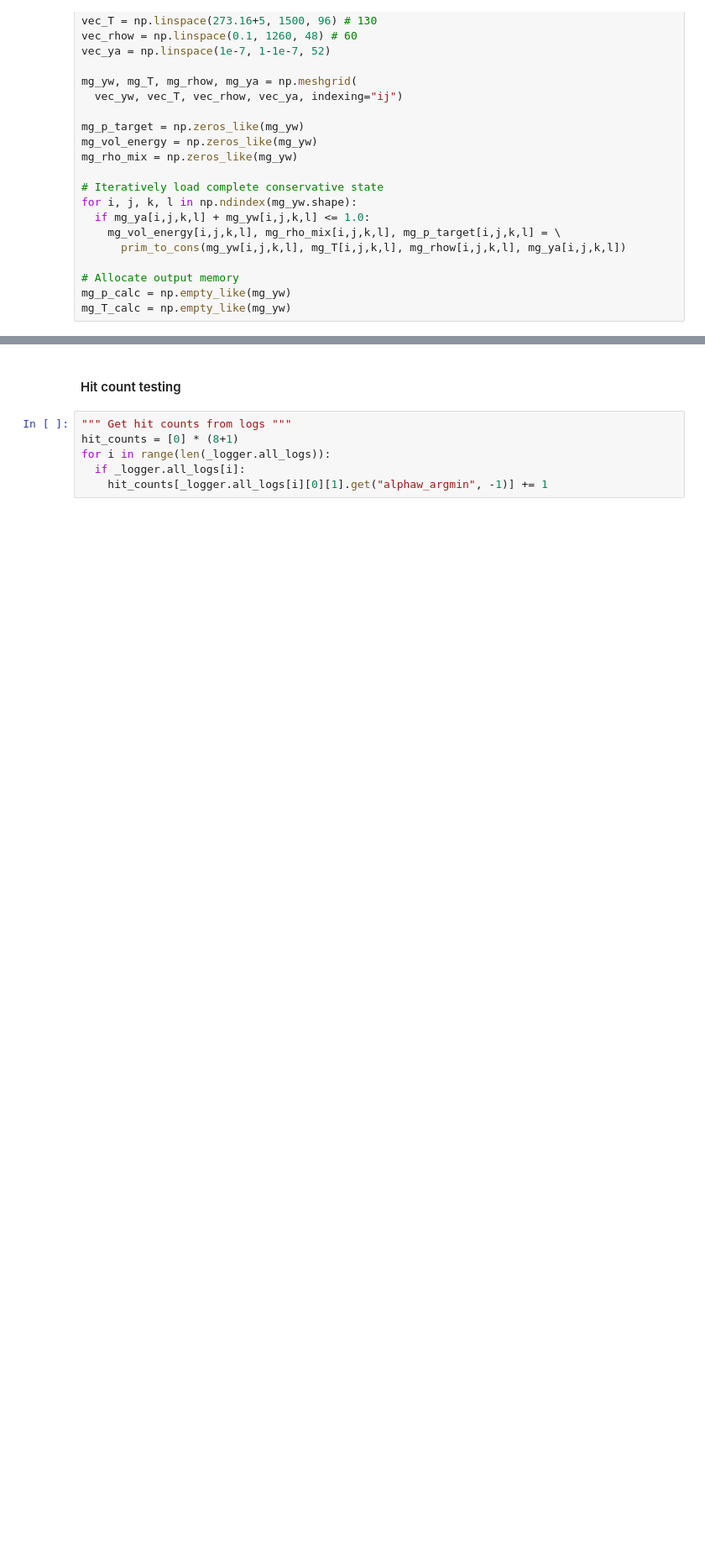
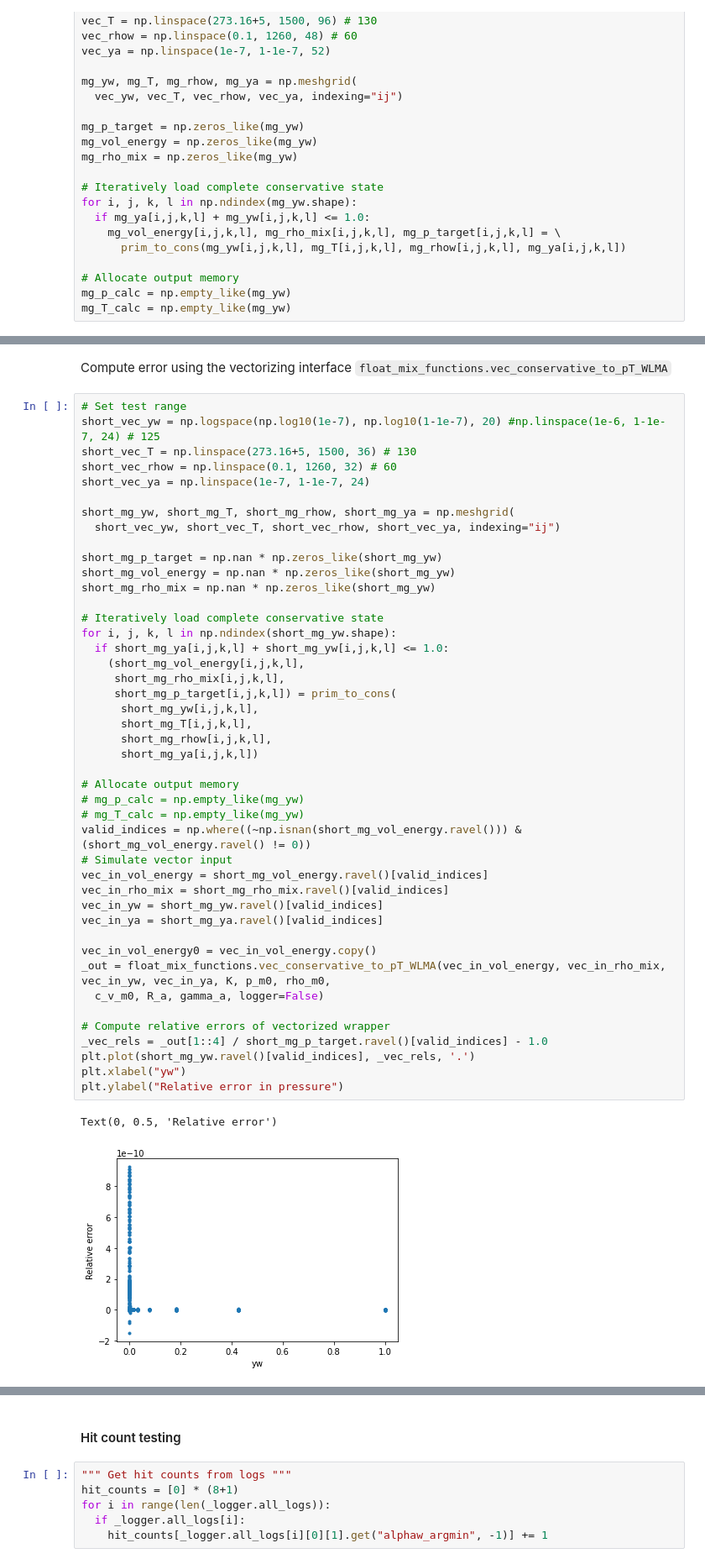
Before and after one commit to fredriclam/iapws95_light, a Jupyter notebook: WLMA_cython_tester.ipynb, the cells around one changed output, grey strips where cells are left out. Shown: that part at 84% size. Saved outputs shown, nothing was run; the diff lists cells and outputs as text; blank space fills up the shorter version.

Commit message:
Update vectorizing wrapper in float_mix_functions

```diff
--- a/WLMA_cython_tester.ipynb
+++ b/WLMA_cython_tester.ipynb
@@ -137,0 +142,49 @@ for i, j, k, l in np.ndindex(mg_yw.shape):
+# %% [markdown]
+Compute error using the vectorizing interface `float_mix_functions.vec_conservative_to_pT_WLMA`
+# %%
+# Set test range
+short_vec_yw = np.logspace(np.log10(1e-7), np.log10(1-1e-7), 20) #np.linspace(1e-6, 1-1e-7, 24) # 125
+short_vec_T = np.linspace(273.16+5, 1500, 36) # 130
+short_vec_rhow = np.linspace(0.1, 1260, 32) # 60
+short_vec_ya = np.linspace(1e-7, 1-1e-7, 24)
+
+short_mg_yw, short_mg_T, short_mg_rhow, short_mg_ya = np.meshgrid(
+  short_vec_yw, short_vec_T, short_vec_rhow, short_vec_ya, indexing="ij")
+
+short_mg_p_target = np.nan * np.zeros_like(short_mg_yw)
+short_mg_vol_energy = np.nan * np.zeros_like(short_mg_yw)
+short_mg_rho_mix = np.nan * np.zeros_like(short_mg_yw)
+
+# Iteratively load complete conservative state
+for i, j, k, l in np.ndindex(short_mg_yw.shape):
+  if short_mg_ya[i,j,k,l] + short_mg_yw[i,j,k,l] <= 1.0:
+    (short_mg_vol_energy[i,j,k,l],
+     short_mg_rho_mix[i,j,k,l],
+     short_mg_p_target[i,j,k,l]) = prim_to_cons(
+      short_mg_yw[i,j,k,l],
+      short_mg_T[i,j,k,l],
+      short_mg_rhow[i,j,k,l],
+      short_mg_ya[i,j,k,l])
+
+# Allocate output memory
+# mg_p_calc = np.empty_like(mg_yw)
+# mg_T_calc = np.empty_like(mg_yw)
+valid_indices = np.where((~np.isnan(short_mg_vol_energy.ravel())) & (short_mg_vol_energy.ravel() != 0))
+# Simulate vector input
+vec_in_vol_energy = short_mg_vol_energy.ravel()[valid_indices]
+vec_in_rho_mix = short_mg_rho_mix.ravel()[valid_indices]
+vec_in_yw = short_mg_yw.ravel()[valid_indices]
+vec_in_ya = short_mg_ya.ravel()[valid_indices]
+
+vec_in_vol_energy0 = vec_in_vol_energy.copy()
+_out = float_mix_functions.vec_conservative_to_pT_WLMA(vec_in_vol_energy, vec_in_rho_mix, vec_in_yw, vec_in_ya, K, p_m0, rho_m0,
+  c_v_m0, R_a, gamma_a, logger=False)
+
+# Compute relative errors of vectorized wrapper
+_vec_rels = _out[1::4] / short_mg_p_target.ravel()[valid_indices] - 1.0
+plt.plot(short_mg_yw.ravel()[valid_indices], _vec_rels, '.')
+plt.xlabel("yw")
+plt.ylabel("Relative error in pressure")
+# %% [output]
+Text(0, 0.5, 'Relative error')
+[figure, added]
```
Also changed, not shown: parts of 13 cells of this notebook, 1 other file.
